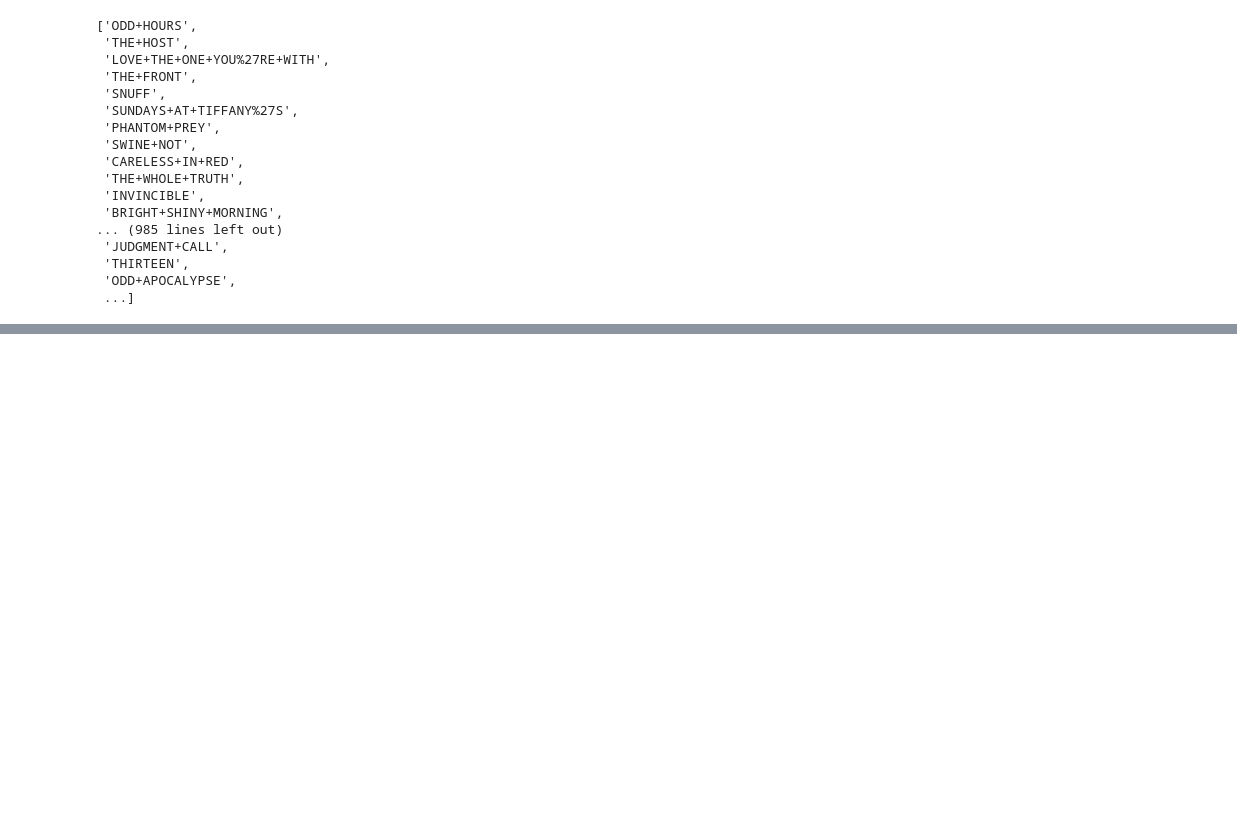
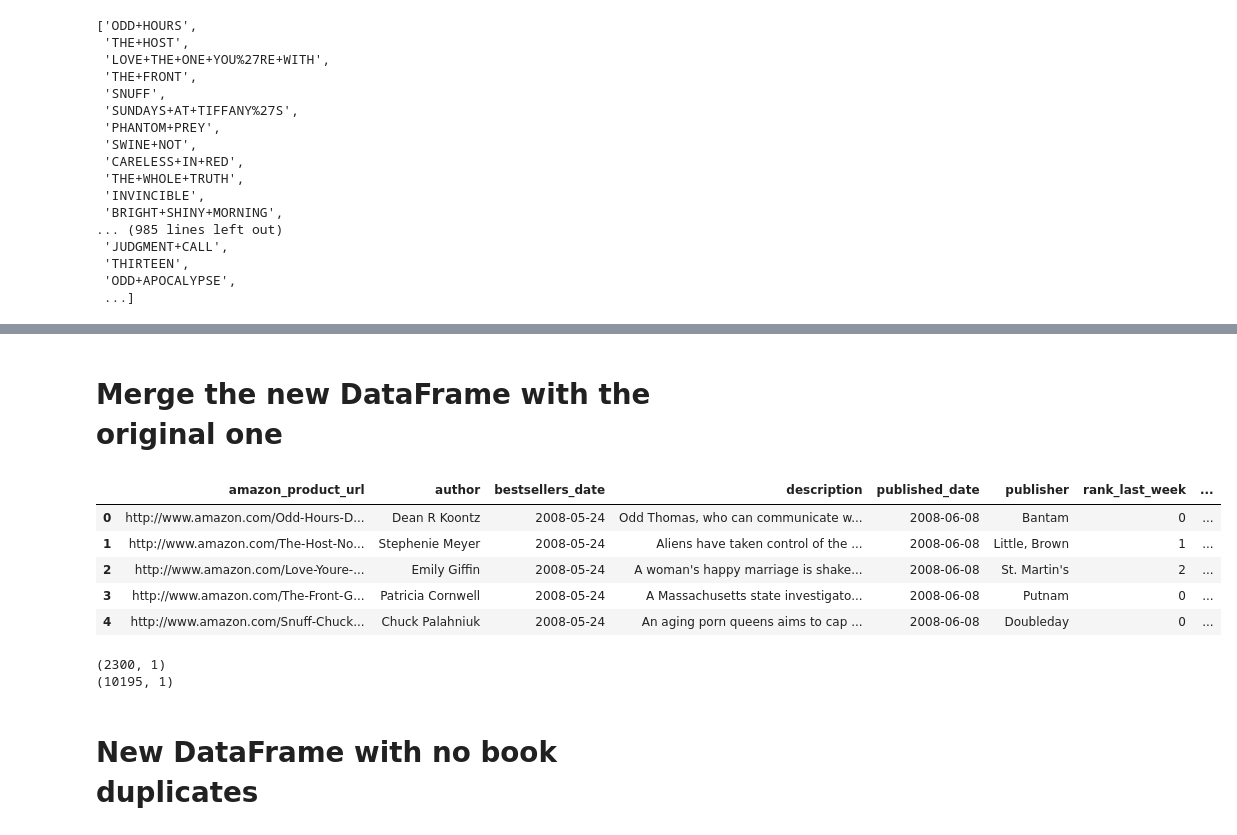
Before and after one commit to loisr/Mod-1-Project, a Jupyter notebook: NYT Best Seller data.ipynb, the cells around one changed output, grey strips where cells are left out. Cells and saved outputs as stored; diff of their text form; code cells hidden in the pictures; blank space fills up the shorter version.

```diff
--- a/NYT Best Seller data.ipynb
+++ b/NYT Best Seller data.ipynb
@@ -173,0 +232,3 @@ titles
+# %%
+rank_df = pd.DataFrame(nytbs.groupby('title').rank_on_list.min())
+rank_df.head()
@@ -173,0 +243,3 @@ titles
+# %%
+rank_df.rename(columns={'rank_on_list': 'min_rank'}, inplace=True)
+rank_df.head()
@@ -173,0 +274,2 @@ titles
+# %%
+new = pd.merge(rank_df, weeks_on_list_df, how='left', on='title')
@@ -173,0 +295,21 @@ titles
+# %% [markdown]
+# Merge the new DataFrame with the original one
+# %%
+df = pd.merge(nytbs, new, how='left', on='title')
+# %%
+df.head()
+# %% [output]
+|  | amazon_product_url | author | bestsellers_date | description | published_date | publisher | rank_last_week | ... |
+| 0 | http://www.amazon.com/Odd-Hours-D... | Dean R Koontz | 2008-05-24 | Odd Thomas, who can communicate w... | 2008-06-08 | Bantam | 0 | ... |
+| 1 | http://www.amazon.com/The-Host-No... | Stephenie Meyer | 2008-05-24 | Aliens have taken control of the ... | 2008-06-08 | Little, Brown | 1 | ... |
+| 2 | http://www.amazon.com/Love-Youre-... | Emily Giffin | 2008-05-24 | A woman's happy marriage is shake... | 2008-06-08 | St. Martin's | 2 | ... |
+| 3 | http://www.amazon.com/The-Front-G... | Patricia Cornwell | 2008-05-24 | A Massachusetts state investigato... | 2008-06-08 | Putnam | 0 | ... |
+| 4 | http://www.amazon.com/Snuff-Chuck... | Chuck Palahniuk | 2008-05-24 | An aging porn queens aims to cap ... | 2008-06-08 | Doubleday | 0 | ... |
+# %%
+print(df[['title']].drop_duplicates(inplace=False).shape)
+print(df[['title']].shape)
+# %% [output]
+(2300, 1)
+(10195, 1)
+# %% [markdown]
+# New DataFrame with no book duplicates
```
Also changed, not shown: parts of 34 cells of this notebook, 2 other files.
